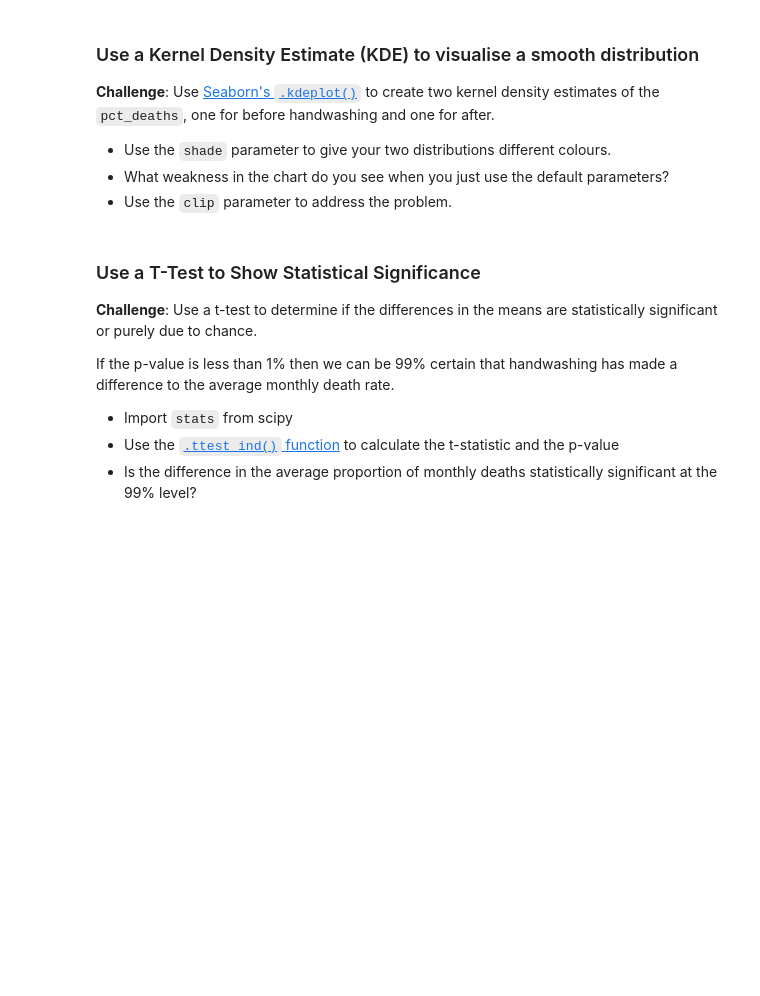
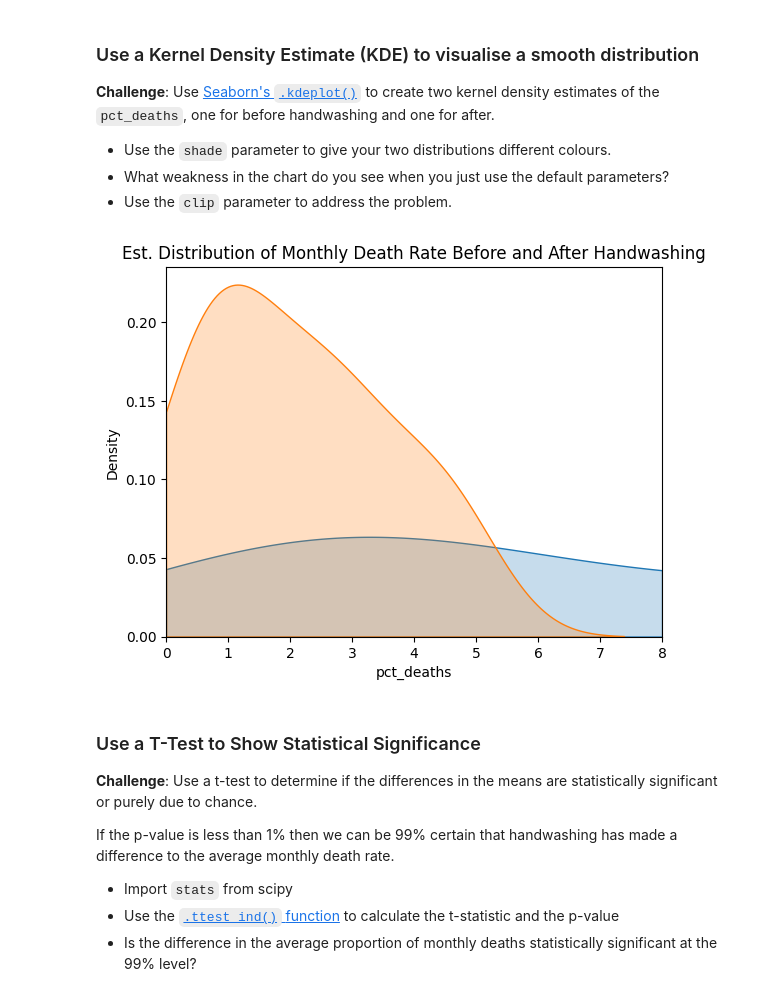
Before and after one commit to J-Bills/day_80, a Jupyter notebook: Dr+Semmelweis+Analysis+%28start%29/Dr_Semmelweis_Handwashing_Discovery_(start).ipynb, the cells around one changed output. Drawn from its saved outputs; the diff is of its cells as text; code cells hidden in the pictures; blank space fills up the shorter version.

```diff
--- a/Dr+Semmelweis+Analysis+%28start%29/Dr_Semmelweis_Handwashing_Discovery_(start).ipynb
+++ b/Dr+Semmelweis+Analysis+%28start%29/Dr_Semmelweis_Handwashing_Discovery_(start).ipynb
@@ -481,3 +497,7 @@ How many times lower are the chances of dying after handwashing compared to befo
 * Use [NumPy's `.where()` function](https://numpy.org/doc/stable/reference/generated/numpy.where.html) to add a column to `df_monthly` that shows if a particular date was before or after the start of handwashing.
 * Then use plotly to create box plot of the data before and after handwashing.
 * How did key statistics like the mean, max, min, 1st and 3rd quartile changed as a result of the new policy?
+# %%
+month_arr = df_monthly.date.values
+df_monthly['before_handwashing'] = np.where(month_arr > handwashing_start, True, False)
+px.box(df_monthly,x='before_handwashing', y='pct_deaths')
@@ -499,6 +524,14 @@ How many times lower are the chances of dying after handwashing compared to befo
 * Use the `shade` parameter to give your two distributions different colours.
 * What weakness in the chart do you see when you just use the default parameters?
 * Use the `clip` parameter to address the problem.
+# %%
+sns.kdeplot(df_monthly, x='pct_deaths', fill=True, clip=(0,8))
+sns.kdeplot(hd_washing_df, x='pct_deaths', fill=True, clip=(0,8))
+plt.title('Est. Distribution of Monthly Death Rate Before and After Handwashing')
+plt.xlim(0,8)
+plt.show()
+# %% [output]
+[figure, added]
 # %% [markdown]
 ### Use a T-Test to Show Statistical Significance
 
```
Also changed, not shown: parts of 5 cells of this notebook.
